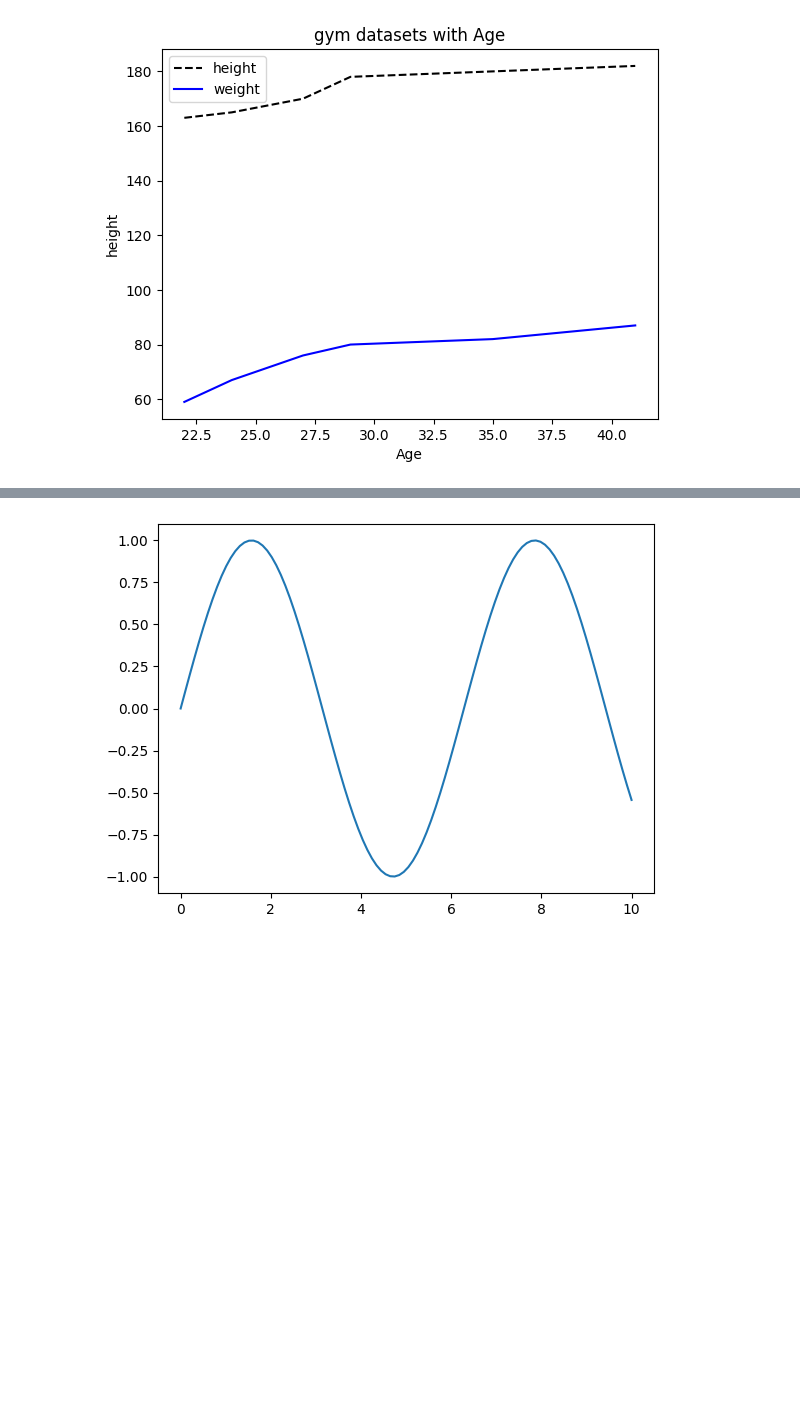
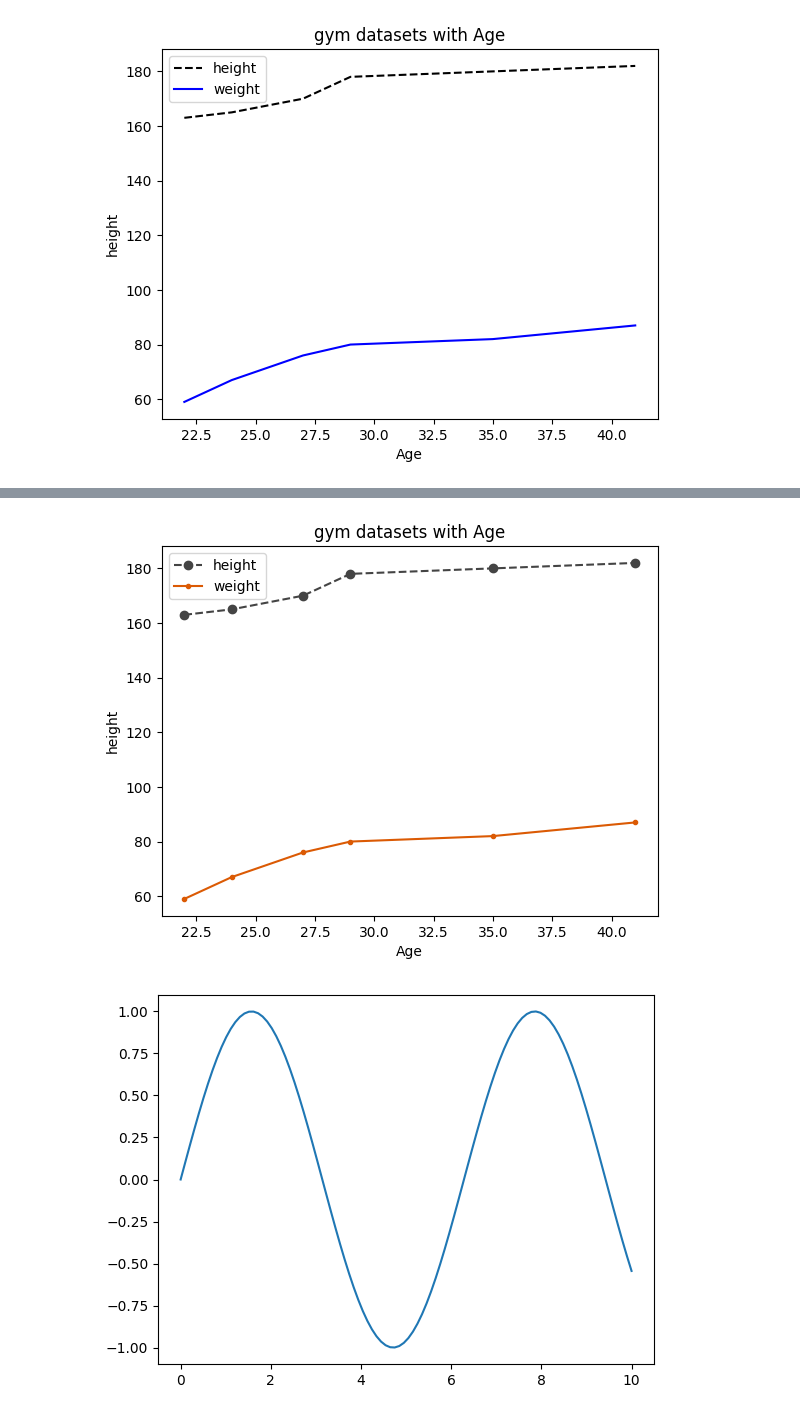
Before and after one commit to Praruj/Pandas_Practise_Portfolio, a Jupyter notebook: Notebooks/Pandas_07_data_visualization.ipynb, the cells around one changed output, grey strips where cells are left out. Cells and saved outputs as stored; diff of their text form; code cells hidden in the pictures; blank space fills up the shorter version.

```diff
--- a/Notebooks/Pandas_07_data_visualization.ipynb
+++ b/Notebooks/Pandas_07_data_visualization.ipynb
@@ -60,3 +83,25 @@ plt.show()
+# %%
+#  we can Hex values as well,  which have color paletee online; color=#444444.
+
+from matplotlib import pyplot as plt
+# we can pass format as Arguments as well
+
+from matplotlib import pyplot as plt
+Age=sorted([22,29,35,41,24,27])
+height=sorted([180,165,170,182,178,163])
+weight=sorted([59,76,82,80,87,67])
+
+plt.plot(Age,height,color="#444444",linestyle="--",marker="o",label="height")
+plt.plot(Age,weight,color="#db5a04",marker=".",label="weight")
+
+plt.title("gym datasets with Age")
+plt.xlabel("Age")
+plt.ylabel("height")
+
+plt.legend()
+plt.show()
+# %% [output]
+[figure, added]
 # %%
 import matplotlib.pyplot as plt
 import numpy as np
```
Also changed, not shown: parts of 2 cells of this notebook.
